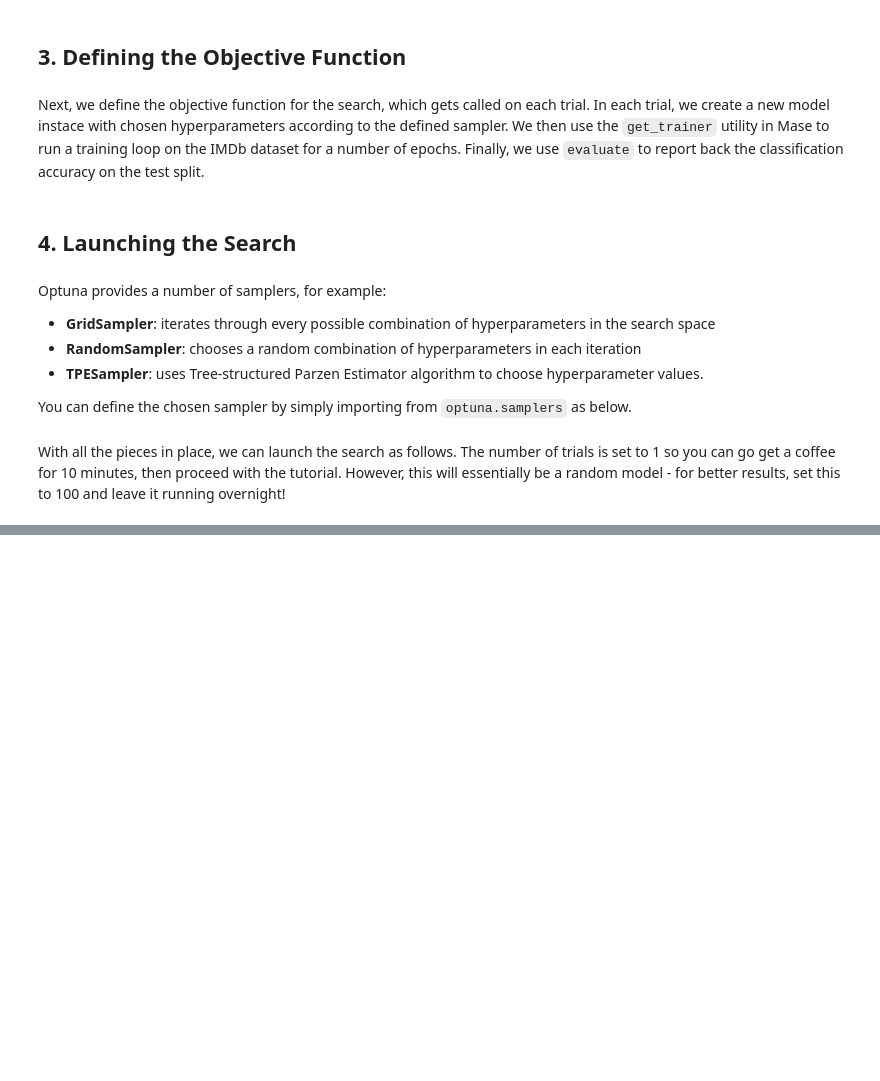
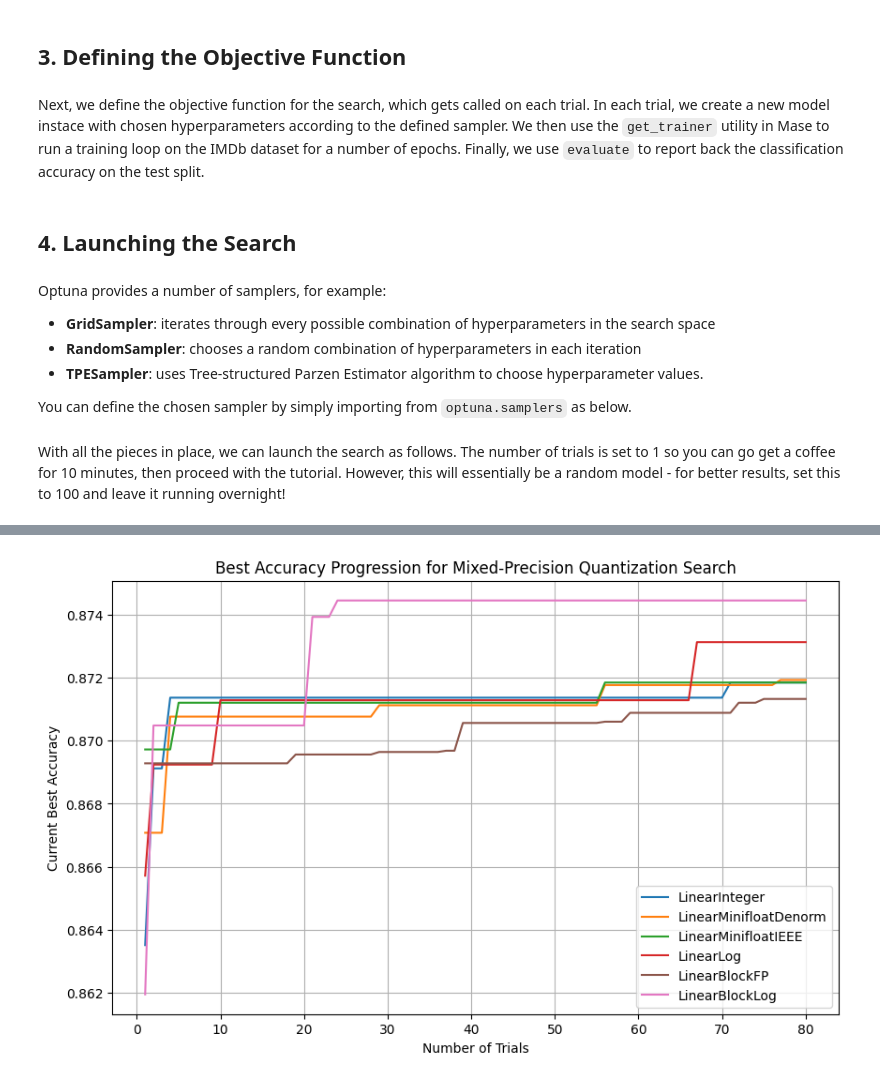
Before and after one commit to harryknee/mase, a Jupyter notebook: docs/source/modules/documentation/tutorials/tutorial_6_mixed_precision_search.ipynb, the cells around one changed output, grey strips where cells are left out. Drawn from its saved outputs; the diff is of its cells as text; code cells hidden in the pictures; blank space fills up the shorter version.

```diff
--- a/docs/source/modules/documentation/tutorials/tutorial_6_mixed_precision_search.ipynb
+++ b/docs/source/modules/documentation/tutorials/tutorial_6_mixed_precision_search.ipynb
@@ -177,0 +427,46 @@ study.optimize(
+# %%
+import matplotlib.pyplot as plt
+
+# Assign line styles based on quantization type
+line_styles = {
+    "Integer": "-",
+    "Minifloat": "--",
+    "Log": "-.",
+    "BlockFP": "--",
+    "Binary": ":"
+}
+
+# Define color map
+colors = plt.cm.get_cmap("tab10", len(linear_layer_types))
+
+plt.figure(figsize=(10, 6))
+
+# Plot each type
+for idx, layer in enumerate(linear_layer_types[0:6]):
+    trials = list(range(1, 81)) # list(range(1, len(acc_bests[idx]) + 1))
+    acc_values = acc_bests[idx][:80]
+
+    # # Determine line style based on type
+    # if "Integer" in layer:
+    #     style = line_styles["Integer"]
+    # elif "Minifloat" in layer:
+    #     style = line_styles["Minifloat"]
+    # elif "Log" in layer or "BlockLog" in layer:
+    #     style = line_styles["Log"]
+    # elif "Binary" in layer:
+    #     style = line_styles["Binary"]
+    # else:
+    #     style = "-"  # Default
+    style = "-"  # Default
+
+    plt.plot(trials, acc_values, style, label=layer, color=colors(idx))
+
+plt.xlabel("Number of Trials")
+plt.ylabel("Current Best Accuracy")
+plt.title("Best Accuracy Progression for Mixed-Precision Quantization Search")
+plt.legend()
+plt.grid(True)
+plt.savefig("imgs/tut6_mpqs_zoomed.png")
+plt.show()
+# %% [output]
+[figure, added]
```
Also changed, not shown: parts of 20 cells of this notebook, 16 other files.
